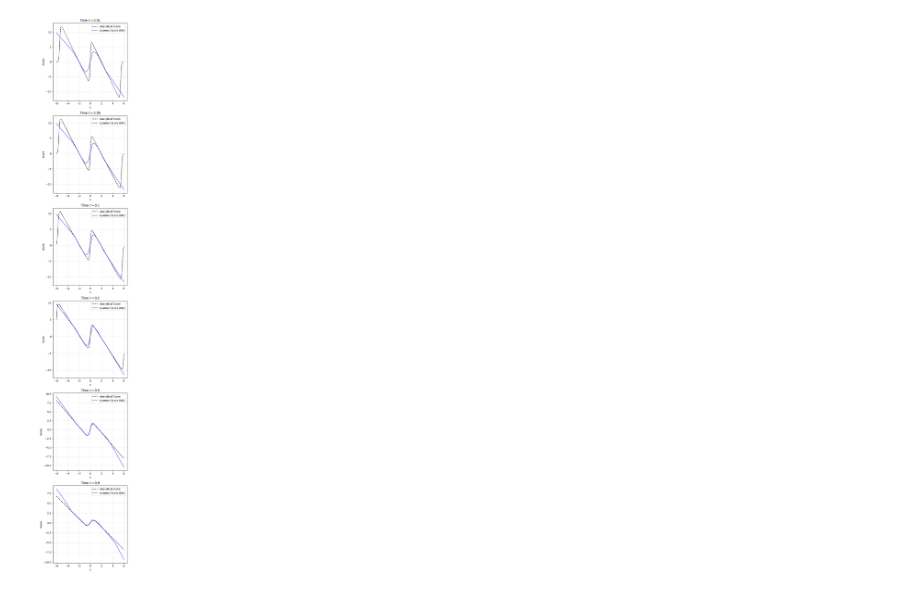
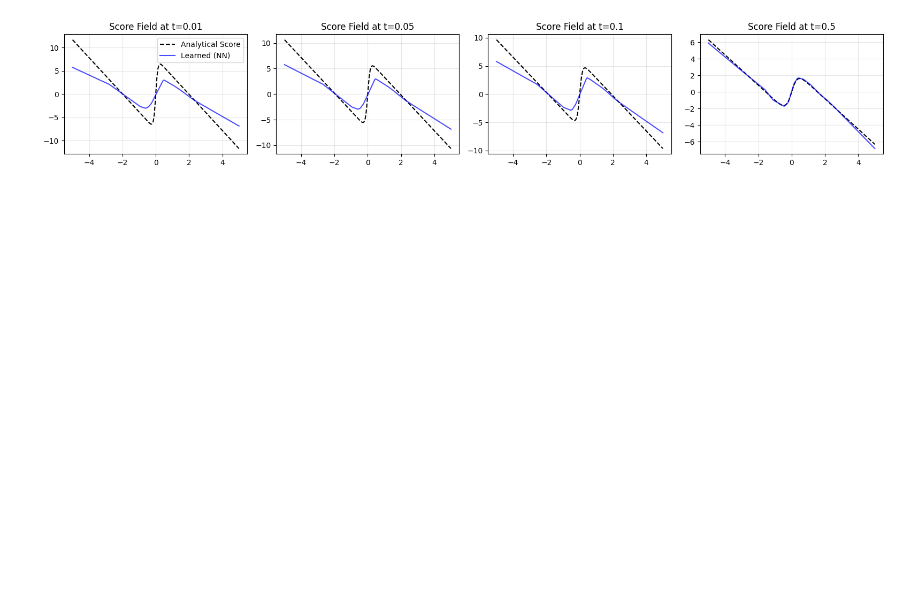
Before and after one commit to Paul3756769/Diffusion-Model-from-Scratch, a Jupyter notebook: notebooks/Langevin_1D/score_function_comparision_analytical_vs_neural_network.ipynb, the cells around one changed output. Saved outputs shown, nothing was run; the diff lists cells and outputs as text; code cells hidden in the pictures; blank space fills up the shorter version.

```diff
--- a/notebooks/Langevin_1D/score_function_comparision_analytical_vs_neural_network.ipynb
+++ b/notebooks/Langevin_1D/score_function_comparision_analytical_vs_neural_network.ipynb
@@ -140,62 +130,56 @@ Iteration 6000/6000 | Loss: 8.7102
 # %%
-import math
-
 def analytical_score(x, t):
-    alpha_t = math.exp(-0.5 * beta * t)
-    v_t = 1.0 - math.exp(-beta * t)
+    """
+    Computes exact, numerically stable score function for Gaussian Mixture
+    using log-sum-exp trick to avoid NaNs caused by pdf underflows.
+    """
+    alpha_t = torch.exp(-lam * t)
+    v_t = 1.0 - torch.exp(-beta * t)
 
     m1_t = alpha_t * mu_1
     S1_t = (alpha_t**2) * (sigma_1**2) + v_t
 
     m2_t = alpha_t * mu_2
     S2_t = (alpha_t**2) * (sigma_2**2) + v_t
 
-    # Calculate PDFs safely
-    def gaussian_pdf(val, mean, var):
-        return torch.exp(-0.5 * ((val - mean)**2) / var) / math.sqrt(2 * math.pi * var)
+    # Compute Log PDFs
+    log_p1 = -0.5 * math.log(2 * math.pi) - 0.5 * torch.log(S1_t) - 0.5 * ((x - m1_t)**2) / S1_t
+    log_p2 = -0.5 * math.log(2 * math.pi) - 0.5 * torch.log(S2_t) - 0.5 * ((x - m2_t)**2) / S2_t
 
-    p1 = gaussian_pdf(x, m1_t, S1_t)
-    p2 = gaussian_pdf(x, m2_t, S2_t)
+    # Stable weighted combination via Softmax
+    log_p_stack = torch.stack([log_p1, log_p2], dim=-1)
+    weights = torch.softmax(log_p_stack, dim=-1)
 
+    w1, w2 = weights[..., 0], weights[..., 1]
+
+    # Component scores
     score1 = -(x - m1_t) / S1_t
     score2 = -(x - m2_t) / S2_t
 
-    # Weighted sum
-    score = (p1 * score1 + p2 * score2) / (p1 + p2 + 1e-10)
-    return score
+    return w1 * score1 + w2 * score2
 
-# Visual Comparison
+# Visual Comparison over t
 model.eval()
-evaluate_times = [0.01,0.05, 0.1, 0.2, 0.5, 0.9]
-n_times = len(evaluate_times)
-x_vals = torch.linspace(-6, 6, 400).unsqueeze(1)
+evaluate_times = [0.01, 0.05, 0.1, 0.5]
+x_vals = torch.linspace(-5, 5, 400).unsqueeze(1)
 
-fig, axes = plt.subplots(n_times, 1, figsize=(5, 5* n_times))
-axes = axes.flatten()
+fig, axes = plt.subplots(1, len(evaluate_times), figsize=(16, 3))
 
 with torch.no_grad():
     for idx, t_val in enumerate(evaluate_times):
         t_tensor = torch.full_like(x_vals, t_val)
-
-        # Neural Network Score
-        nn_score = model(x_vals, t_tensor).squeeze(-1)
-
-        # Analytical Score
-        true_score = analytical_score(x_vals, t_val).squeeze(-1)
+        nn_score = model(x_vals, t_tensor)
+        true_score = analytical_score(x_vals, t_tensor)
 
         ax = axes[idx]
-        ax.plot(x_vals.numpy(), true_score.numpy(), label="Analytical Score", color="black", linestyle="--")
-        ax.plot(x_vals.numpy(), nn_score.numpy(), label="Learned Score (NN)", color="blue", alpha=0.7)
-
-        ax.set_title(f"Time $t = {t_val}$")
-        ax.set_xlabel("x")
-        ax.set_ylabel("Score")
-        #ax.set_ylim(-5, 5)
-        ax.legend()
+        ax.plot(x_vals.numpy(), true_score.numpy(), 'k--', label="Analytical Score")
+        ax.plot(x_vals.numpy(), nn_score.numpy(), 'b-', alpha=0.7, label="Learned (NN)")
+        ax.set_title(f"Score Field at t={t_val}")
         ax.grid(True, alpha=0.3)
+        if idx == 0: ax.legend()
 
 plt.tight_layout()
 plt.show()
 # %% [output]
-[figure, old version]
+[figure, new version]
 # %%
```
Also changed, not shown: parts of 3 cells of this notebook, 1 other file.
